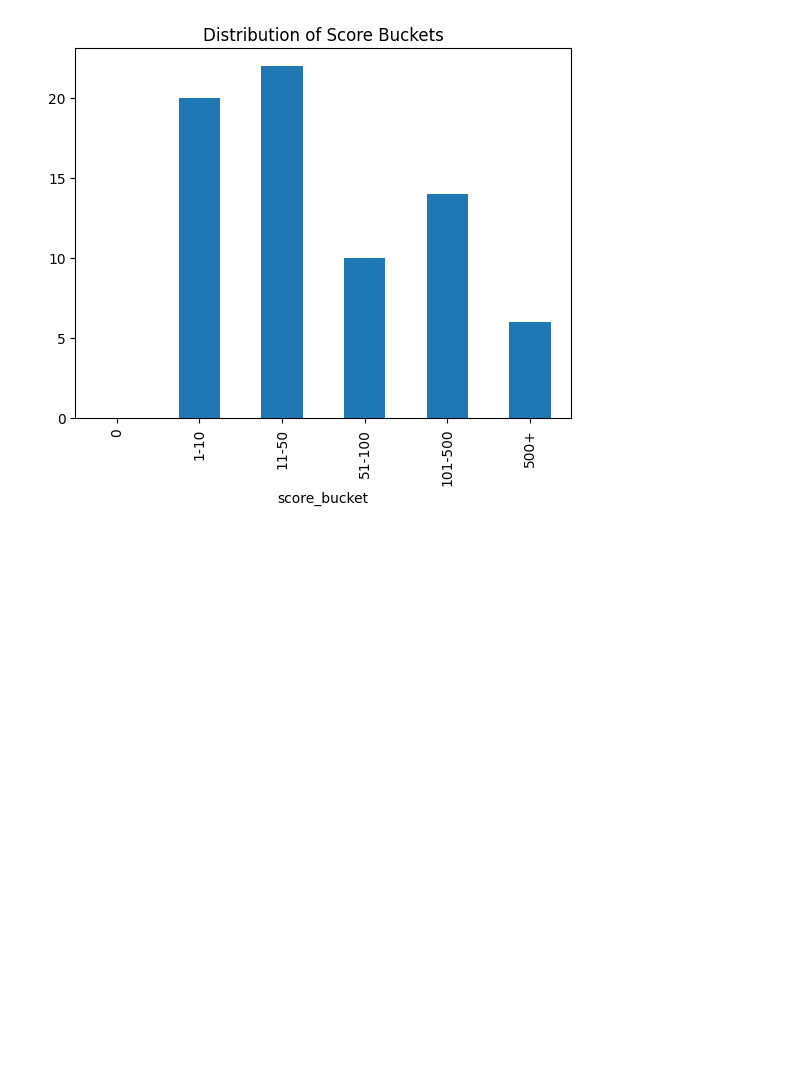
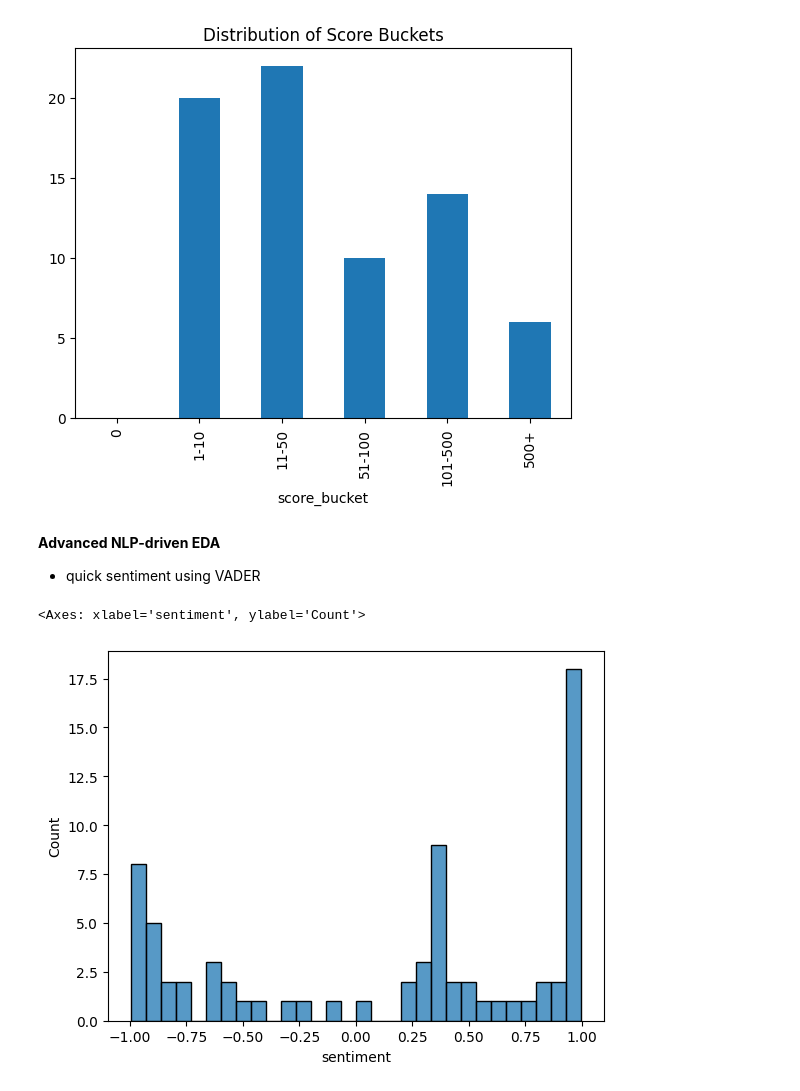
Before and after one commit to L-N-E0/USAID-Kenya-Sentiment-Analysis, a Jupyter notebook: notebooks/Mbego.ipynb, the cells around one changed output. Drawn from its saved outputs; the diff is of its cells as text; code cells hidden in the pictures; blank space fills up the shorter version.

Commit message:
EDA on reddit

```diff
--- a/notebooks/Mbego.ipynb
+++ b/notebooks/Mbego.ipynb
@@ -750,3 +757,15 @@ score_dist.plot(kind='bar', title="Distribution of Score Buckets")
 # %% [output]
 <Axes: title={'center': 'Distribution of Score Buckets'}, xlabel='score_bucket'>
 [figure]
+# %% [markdown]
+**Advanced NLP-driven EDA**
+
+* quick sentiment using VADER
+# %%
+from vaderSentiment.vaderSentiment import SentimentIntensityAnalyzer
+analyzer = SentimentIntensityAnalyzer()
+reddit_df['sentiment'] = reddit_df['full_text'].apply(lambda x: analyzer.polarity_scores(x)['compound'])
+sns.histplot(reddit_df['sentiment'], bins=30)
+# %% [output]
+<Axes: xlabel='sentiment', ylabel='Count'>
+[figure, added]
```
Also changed, not shown: parts of 10 cells of this notebook.
